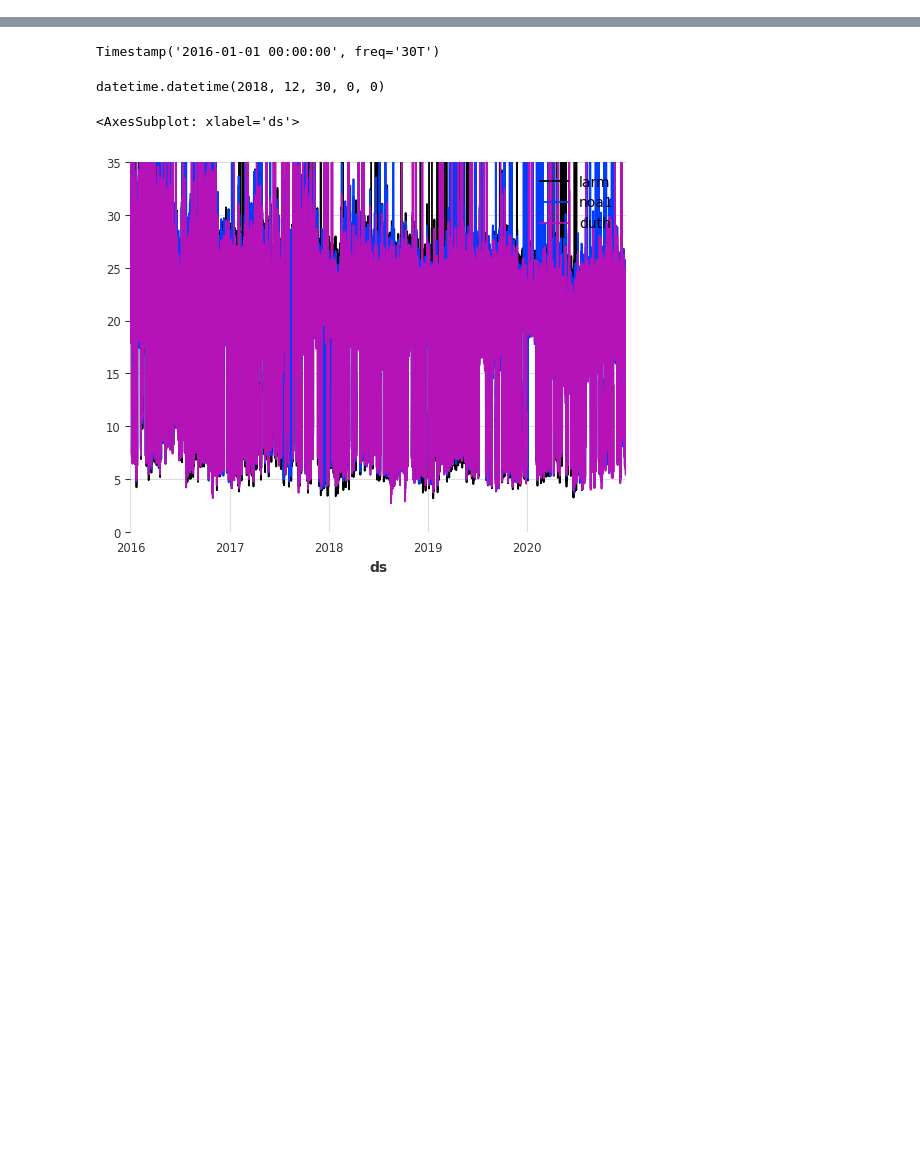
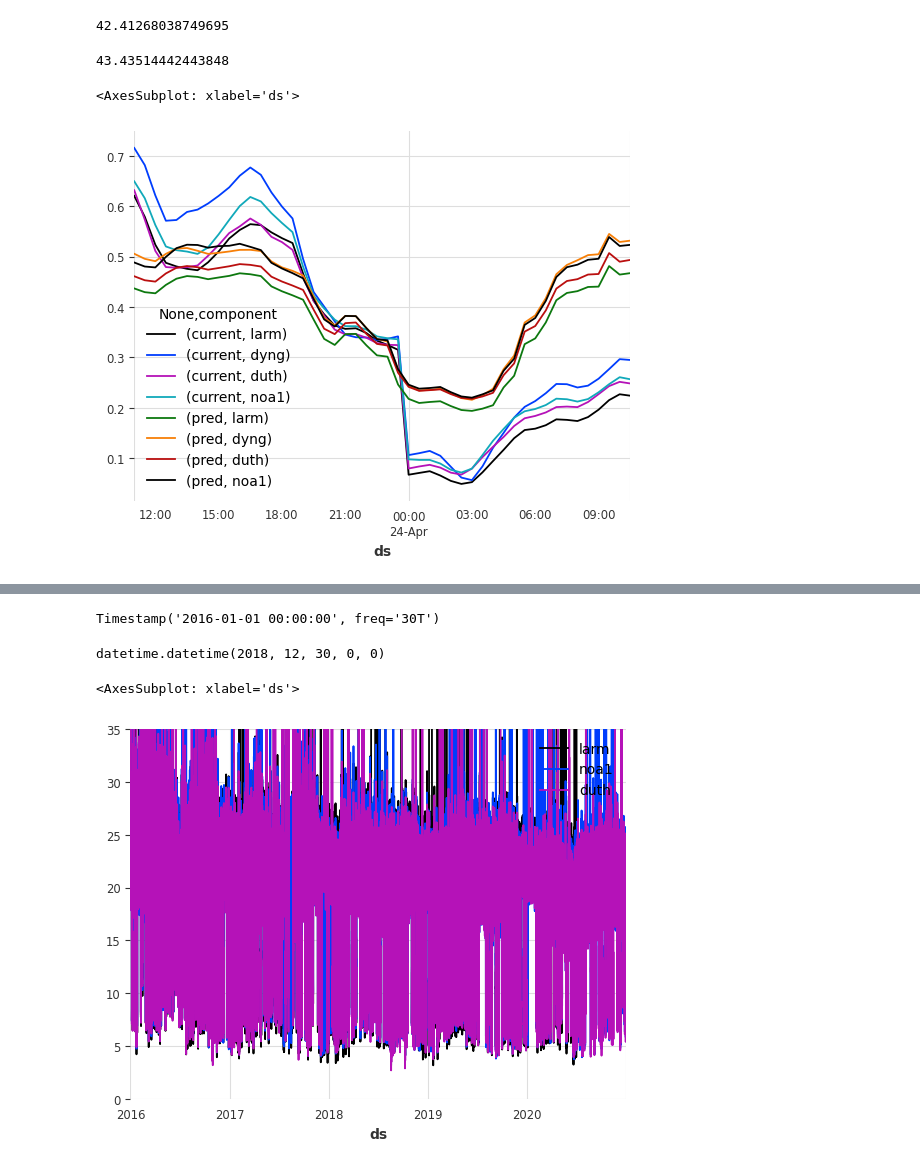
Before and after one commit to carloscanodomingo/NeuralProphetEQ, a Jupyter notebook: darts.ipynb, the cells around one changed output, grey strips where cells are left out. Drawn from its saved outputs; the diff is of its cells as text; code cells hidden in the pictures; blank space fills up the shorter version.

```diff
--- a/Untitled.ipynb
+++ b/darts.ipynb
@@ -100,0 +166,2 @@ current_fcev.get_folds(100)
+# %%
+df_fore, df_uncer = current_fcev.process_fold(1)
@@ -100,0 +170,14 @@ current_fcev.get_folds(100)
+# %%
+from FCeV import METRICS
+current_fcev.get_metrics_from_fc(df_fore["BASE"], METRICS.CoV)
+# %% [output]
+42.41268038749695
+# %%
+current_fcev.get_metrics_from_fc(df_fore["SYNTH_0"]["8"], METRICS.CoV)
+# %% [output]
+43.43514442443848
+# %%
+df_fore["BASE"].plot()
+# %% [output]
+<AxesSubplot: xlabel='ds'>
+[figure, added]
```
Also changed, not shown: parts of 30 cells of this notebook, 12 other files.
